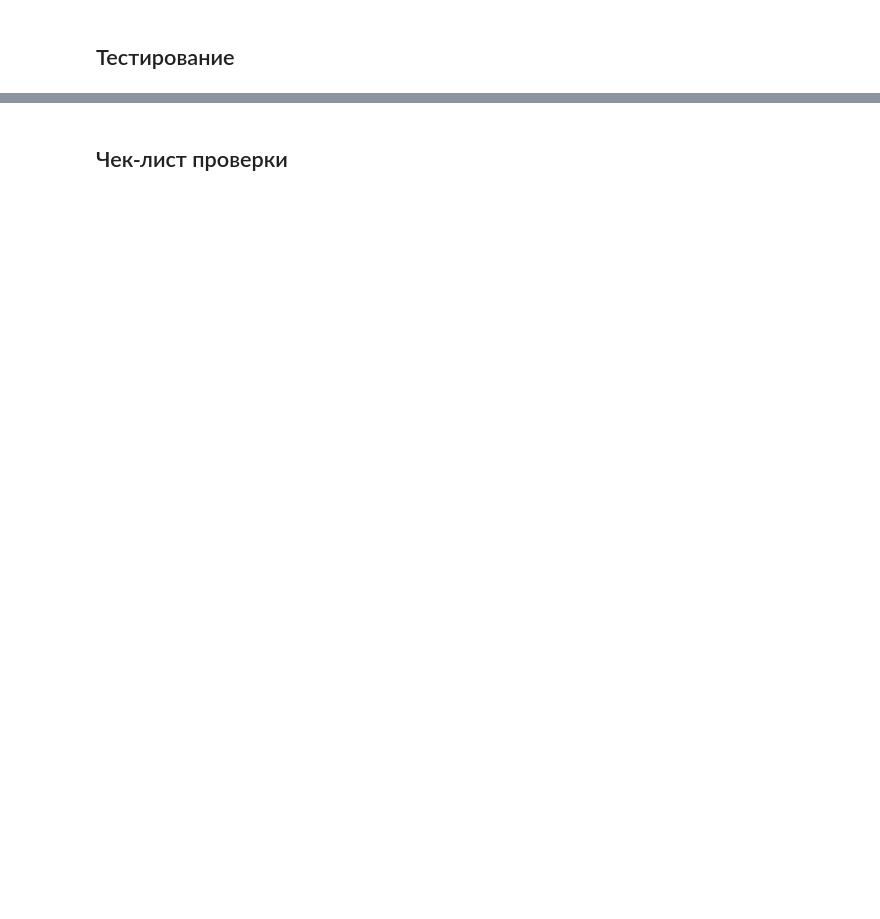
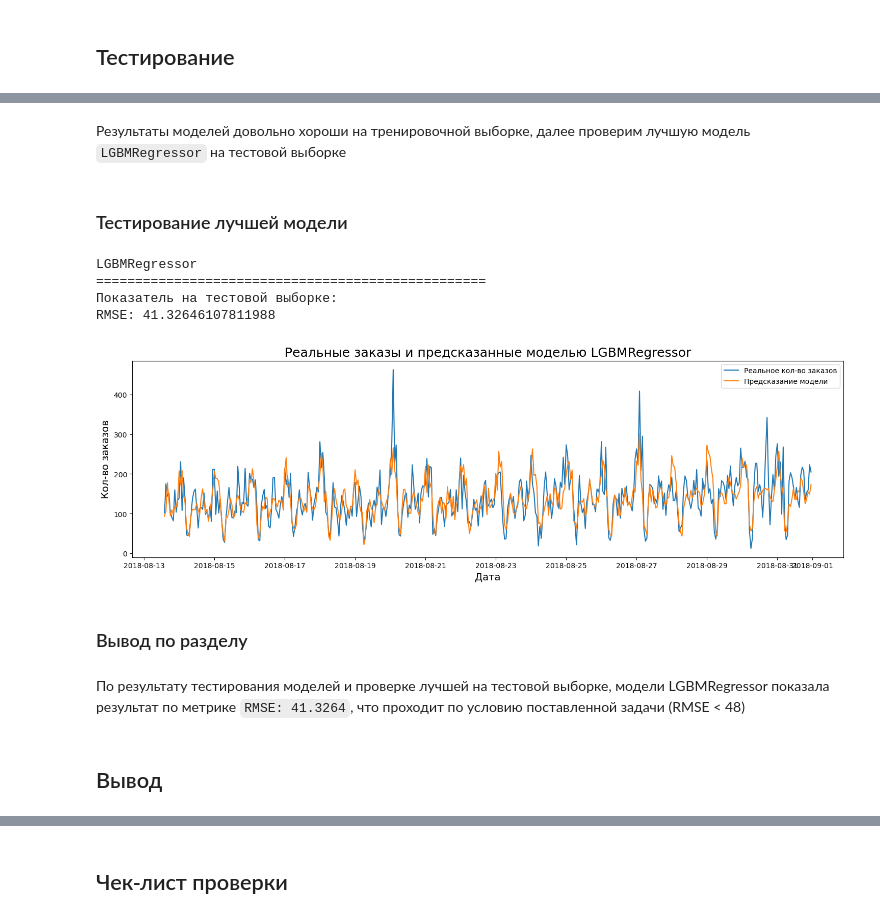
Before and after one commit to step8rother/Yandex_Practicum_Data_Scientist, a Jupyter notebook: 11 Временные ряды/9_project_forecast_taxi_orders.ipynb, the cells around one changed output, grey strips where cells are left out. Drawn from its saved outputs; the diff is of its cells as text; code cells hidden in the pictures; blank space fills up the shorter version.

```diff
--- a/11 Временные ряды/9_project_forecast_taxi_orders.ipynb
+++ b/11 Временные ряды/9_project_forecast_taxi_orders.ipynb
@@ -458,0 +529,7 @@ RMSE: 3.65
+# %%
+model_lr = LinearRegression()
+
+model_lr.fit(train_features, train_target)
+predict_lr = model_lr.predict(train_features)
+
+rmse_lr_test = mse(train_target, predict_lr, squared=False)
@@ -458,0 +573,12 @@ RMSE: 3.65
+# %%
+model_cbr = CatBoostRegressor()
+
+parameters = [{'learning_rate': [.1], 'random_state':[112263], 'verbose': [False]}]
+
+rscv_cbr_test = RandomizedSearchCV(model_cbr, parameters, scoring='neg_root_mean_squared_error')
+
+rscv_cbr_test.fit(train_features, train_target)
+best_model = rscv_cbr_test.best_estimator_
+predict_cbr_test = best_model.predict(train_features)
+
+rmse_cbr = mse(train_target, predict_cbr_test, squared=False)
@@ -458,0 +600,12 @@ RMSE: 3.65
+# %%
+model_lgbmr = LGBMRegressor()
+
+parameters = [{'learning_rate': [.25], 'num_leaves':[200],'random_state':[112263]}]
+
+rscv_lgbmr_test = RandomizedSearchCV(model_lgbmr, parameters, scoring='neg_root_mean_squared_error')
+
+rscv_lgbmr_test.fit(train_features, train_target)
+best_model = rscv_lgbmr_test.best_estimator_
+predict_lgbmr_test = best_model.predict(train_features)
+
+rmse_lgbmr = mse(train_target, predict_lgbmr_test, squared=False)
@@ -458,0 +644,36 @@ RMSE: 3.65
+# %% [markdown]
+Результаты моделей довольно хороши на тренировочной выборке, далее проверим лучшую модель `LGBMRegressor` на тестовой выборке
+# %% [markdown]
+### Тестирование лучшей модели
+# %%
+predict_lgbmr_final = best_model.predict(test_features)
+rmse_lgbmr_final = mse(test_target, predict_lgbmr_final, squared=False)
+# %%
+print('LGBMRegressor')
+print('=='*25)
+print('Показатель на тестовой выборке:')
+print(f'RMSE: {rmse_lgbmr_final}')
+# %% [output]
+LGBMRegressor
+==================================================
+Показатель на тестовой выборке:
+RMSE: 41.32646107811988
+# %%
+# График реальных и предсказанных заказов на тестовой выборке:
+
+fig, ax = plt.subplots(figsize=figsize)
+ax.plot(test_target.index, test_target, label='Реальное кол-во заказов')
+ax.plot(test_target.index, predict_lgbmr_final, label='Предсказание модели')
+plt.title('Реальные заказы и предсказанные моделью LGBMRegressor', fontsize=18)
+plt.xlabel('Дата', fontsize=14)
+plt.ylabel('Кол-во заказов', fontsize=14)
+plt.legend()
+plt.show()
+# %% [output]
+[figure, added]
+# %% [markdown]
+### Вывод по разделу
+# %% [markdown]
+По результату тестирования моделей и проверке лучшей на тестовой выборке, модели LGBMRegressor показала результат по метрике `RMSE: 41.3264`, что проходит по условию поставленной задачи (RMSE < 48)
+# %% [markdown]
+## Вывод
```
Also changed, not shown: parts of 43 cells of this notebook.
